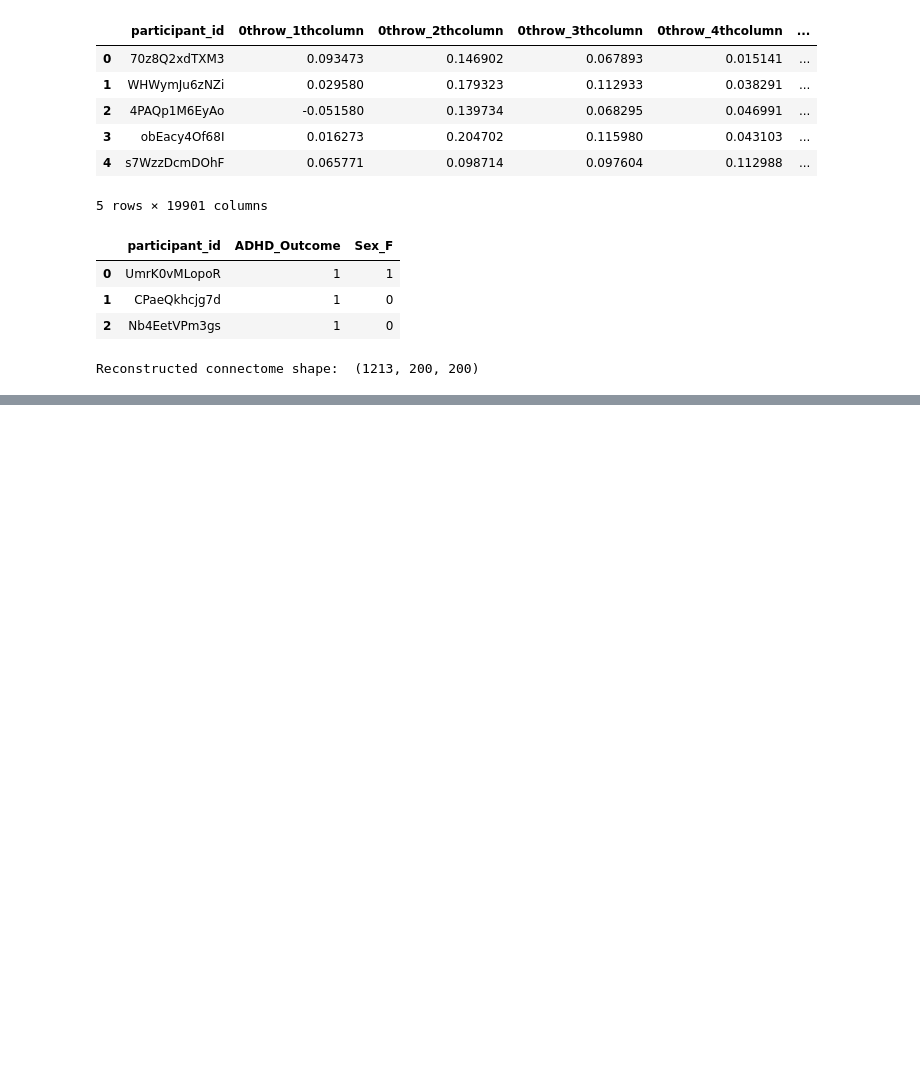
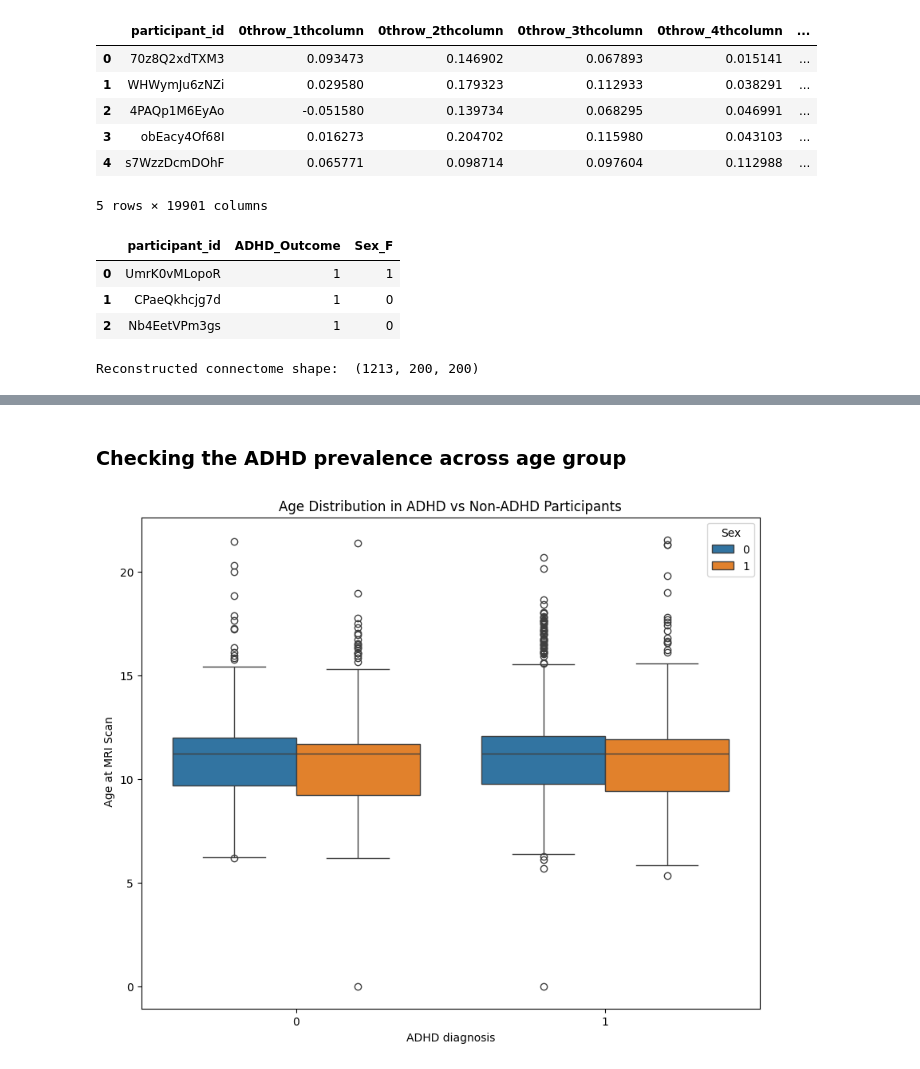
Before and after one commit to Folasewa/Health-Tech-DS-Projects, a Jupyter notebook: ADHD-Kaggle/adhd.ipynb, the cells around one changed output, grey strips where cells are left out. Cells and saved outputs as stored; diff of their text form; code cells hidden in the pictures; blank space fills up the shorter version.

```diff
--- a/ADHD-Kaggle/adhd.ipynb
+++ b/ADHD-Kaggle/adhd.ipynb
@@ -100,0 +173,12 @@ metadata_with_labels.head(5)
+# %% [markdown]
+### Checking the ADHD prevalence across age group
+# %%
+plt.figure(figsize = (10, 8))
+sns.boxplot(data=train_data, x="ADHD_Outcome", y="MRI_Track_Age_at_Scan", hue="Sex_F")
+plt.title("Age Distribution in ADHD vs Non-ADHD Participants")
+plt.xlabel("ADHD diagnosis")
+plt.ylabel(" Age at MRI Scan")
+plt.legend(title = 'Sex')
+plt.show()
+# %% [output]
+[figure, added]
```
Also changed, not shown: parts of 19 cells of this notebook.
